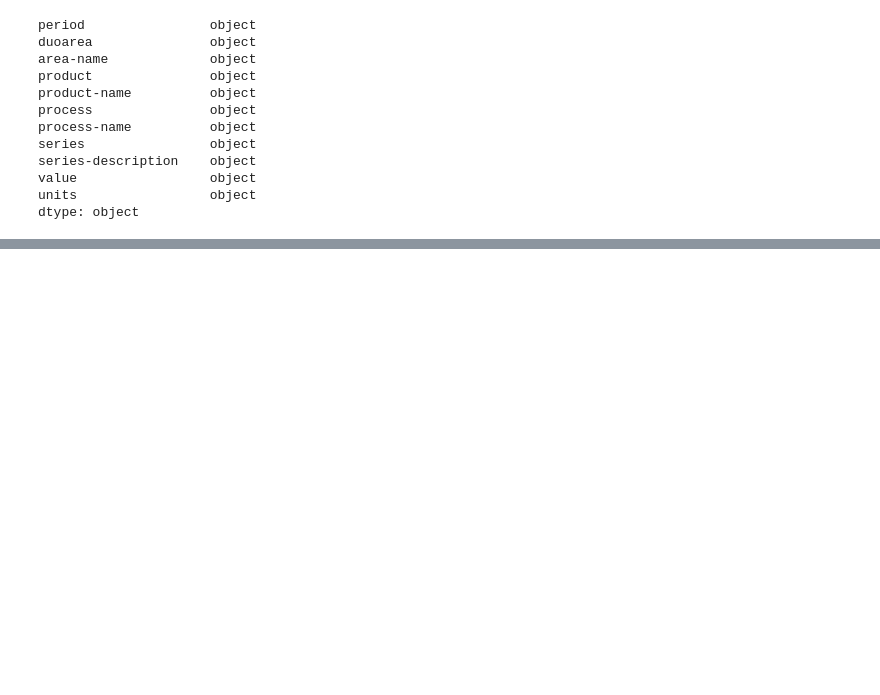
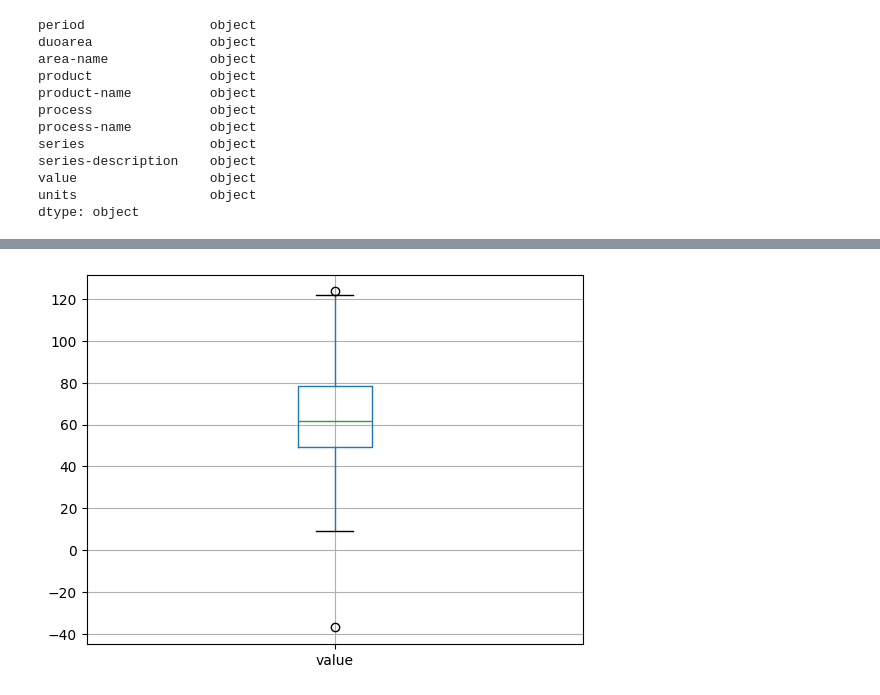
Before and after one commit to maurolaciar/clases, a Jupyter notebook: eia/get_data.ipynb, the cells around one changed output, grey strips where cells are left out. Cells and saved outputs as stored; diff of their text form; code cells hidden in the pictures; blank space fills up the shorter version.

```diff
--- a/eia/get_data.ipynb
+++ b/eia/get_data.ipynb
@@ -74,3 +53,8 @@ series-description    object
 value                 object
 units                 object
 dtype: object
+# %%
+#convert to datetime and numeric
+df['period'] = pd.to_datetime(df['period'])
+df['value'] = pd.to_numeric(df['value'])
+df.describe()
@@ -76,0 +71,6 @@ dtype: object
+# %%
+import matplotlib.pyplot as plt
+df.boxplot(column='value')
+plt.show()
+# %% [output]
+[figure, added]
```
Also changed, not shown: parts of 16 cells of this notebook.
